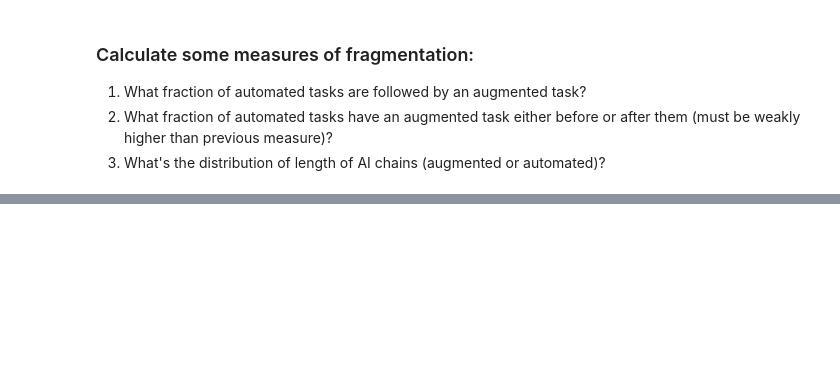
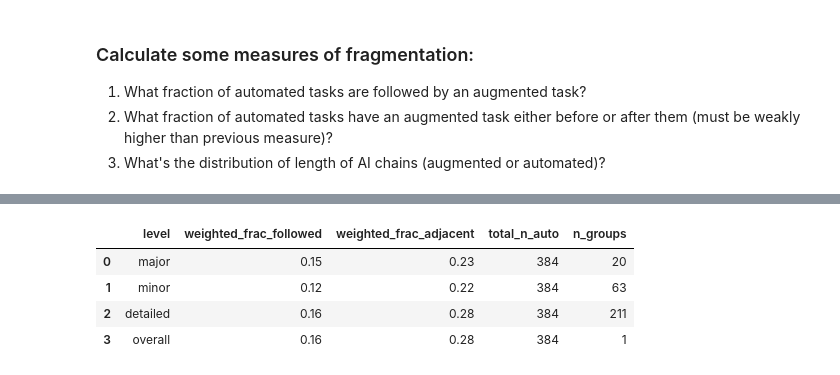
Before and after one commit to johnjosephhorton/rubin, a Jupyter notebook: agentic_ai/onet_taskSequence_vs_antrhopicIndex.ipynb, the cells around one changed output, grey strips where cells are left out. Saved outputs shown, nothing was run; the diff lists cells and outputs as text; code cells hidden in the pictures; blank space fills up the shorter version.

```diff
--- a/agentic_ai/onet_taskSequence_vs_antrhopicIndex.ipynb
+++ b/agentic_ai/onet_taskSequence_vs_antrhopicIndex.ipynb
@@ -714,0 +713,95 @@ Name: count, dtype: int64
+# %%
+# Compute aggregated summaries (weighted by number of Automation tasks) for SOC levels and overall
+import os
+
+# Load the adjacency CSVs if available, else use in-memory dfs
+base_dir = os.path.join(input_data_path, 'computed_objects', 'fragmentation_measures')
+major_path = os.path.join(base_dir, 'adjacency_by_soc_major.csv')
+minor_path = os.path.join(base_dir, 'adjacency_by_soc_minor.csv')
+detailed_path = os.path.join(base_dir, 'adjacency_by_soc_detailed.csv')
+
+major_df = pd.read_csv(major_path) if os.path.exists(major_path) else globals().get('major_df', pd.DataFrame())
+minor_df = pd.read_csv(minor_path) if os.path.exists(minor_path) else globals().get('minor_df', pd.DataFrame())
+detailed_df = pd.read_csv(detailed_path) if os.path.exists(detailed_path) else globals().get('detailed_df', pd.DataFrame())
+
+# Helper: compute weighted fraction for a df (weight by n_auto)
+def weighted_stats(df):
+    df2 = df.copy()
+    df2['n_auto'] = pd.to_numeric(df2.get('n_auto', 0), errors='coerce').fillna(0).astype(int)
+    df2 = df2[df2['n_auto'] > 0].copy()
+    if df2.empty:
+        return {'weighted_frac_followed': float('nan'), 'weighted_frac_adjacent': float('nan'), 'total_n_auto': 0}
+    # Convert fractions to numeric
+    df2['frac_followed'] = pd.to_numeric(df2.get('frac_followed', 0), errors='coerce')
+    df2['frac_adjacent'] = pd.to_numeric(df2.get('frac_adjacent', 0), errors='coerce')
+    total_n_auto = df2['n_auto'].sum()
+    w_followed = (df2['frac_followed'] * df2['n_auto']).sum() / total_n_auto if total_n_auto > 0 else float('nan')
+    w_adjacent = (df2['frac_adjacent'] * df2['n_auto']).sum() / total_n_auto if total_n_auto > 0 else float('nan')
+    return {'weighted_frac_followed': w_followed, 'weighted_frac_adjacent': w_adjacent, 'total_n_auto': int(total_n_auto)}
+
+summary_rows = []
+for lvl, df_lvl in [('major', major_df), ('minor', minor_df), ('detailed', detailed_df)]:
+    if df_lvl is None or len(df_lvl) == 0:
+        stats = {'weighted_frac_followed': float('nan'), 'weighted_frac_adjacent': float('nan'), 'total_n_auto': 0}
+        n_groups_nonzero = 0
+    else:
+        # ensure numeric and drop groups with no automation tasks
+        df_lvl = df_lvl.copy()
+        df_lvl['n_auto'] = pd.to_numeric(df_lvl.get('n_auto', 0), errors='coerce').fillna(0).astype(int)
+        df_lvl_nonzero = df_lvl[df_lvl['n_auto'] > 0].copy()
+        n_groups_nonzero = len(df_lvl_nonzero)
+        stats = weighted_stats(df_lvl_nonzero)
+    row = {
+        'level': lvl,
+        'weighted_frac_followed': stats['weighted_frac_followed'],
+        'weighted_frac_adjacent': stats['weighted_frac_adjacent'],
+        'total_n_auto': stats['total_n_auto'],
+        'n_groups': n_groups_nonzero
+    }
+    summary_rows.append(row)
+
+# Overall (use detailed_df as the atomic units if available, else aggregate from merged data)
+if 'detailed_df' in globals() and len(detailed_df) > 0:
+    # filter out any rows with n_auto == 0 before computing overall stats
+    detailed_df2 = detailed_df.copy()
+    detailed_df2['n_auto'] = pd.to_numeric(detailed_df2.get('n_auto', 0), errors='coerce').fillna(0).astype(int)
+    detailed_df2 = detailed_df2[detailed_df2['n_auto'] > 0].copy()
+    overall_stats = weighted_stats(detailed_df2)
+else:
+    # fallback: compute from data_with_pos by treating entire dataset as one group
+    tmp = data_with_pos.copy()
+    tmp = tmp.sort_values(['O*NET-SOC Code', 'Task Position'])
+    # compute counts across occupations: total automation tasks, of which how many followed/adjacent
+    labels = tmp['label'].fillna('Manual').astype(str).tolist()
+    n_auto = 0
+    followed = 0
+    adjacent = 0
+    for occ, occ_df in tmp.groupby('O*NET-SOC Code'):
+        occ_df = occ_df.sort_values('Task Position')
+        labs = occ_df['label'].fillna('Manual').astype(str).tolist()
+        for i, lab in enumerate(labs):
+            if lab == 'Automation':
+                n_auto += 1
+                if i + 1 < len(labs) and labs[i+1] == 'Augmentation':
+                    followed += 1
+                if (i - 1 >= 0 and labs[i-1] == 'Augmentation') or (i + 1 < len(labs) and labs[i+1] == 'Augmentation'):
+                    adjacent += 1
+    overall_stats = {'weighted_frac_followed': (followed / n_auto) if n_auto>0 else float('nan'), 'weighted_frac_adjacent': (adjacent / n_auto) if n_auto>0 else float('nan'), 'total_n_auto': int(n_auto)}
+
+summary_rows.append({'level': 'overall', 'weighted_frac_followed': overall_stats['weighted_frac_followed'], 'weighted_frac_adjacent': overall_stats['weighted_frac_adjacent'], 'total_n_auto': overall_stats['total_n_auto'], 'n_groups': 1})
+
+summary_df = pd.DataFrame(summary_rows)
+out_summary = os.path.join(base_dir, 'adjacency_summary_weighted.csv')
+summary_df.to_csv(out_summary, index=False)
+print(f'Saved weighted summary to: {out_summary}')
+display(summary_df)
+
+# Print readable percentages
+for _, r in summary_df.iterrows():
+    wf = r['weighted_frac_followed']
+    wa = r['weighted_frac_adjacent']
+    print(f"{r['level']}: frac_followed = {wf:.3%} (n_auto={int(r['total_n_auto'])}), frac_adjacent = {wa:.3%}")
+
+# Done
+summary_df
+# %% [output]
@@ -714,0 +809,5 @@ Name: count, dtype: int64
+|  | level | weighted_frac_followed | weighted_frac_adjacent | total_n_auto | n_groups |
+| 0 | major | 0.15 | 0.23 | 384 | 20 |
+| 1 | minor | 0.12 | 0.22 | 384 | 63 |
+| 2 | detailed | 0.16 | 0.28 | 384 | 211 |
+| 3 | overall | 0.16 | 0.28 | 384 | 1 |
```
Also changed, not shown: parts of 12 cells of this notebook.
